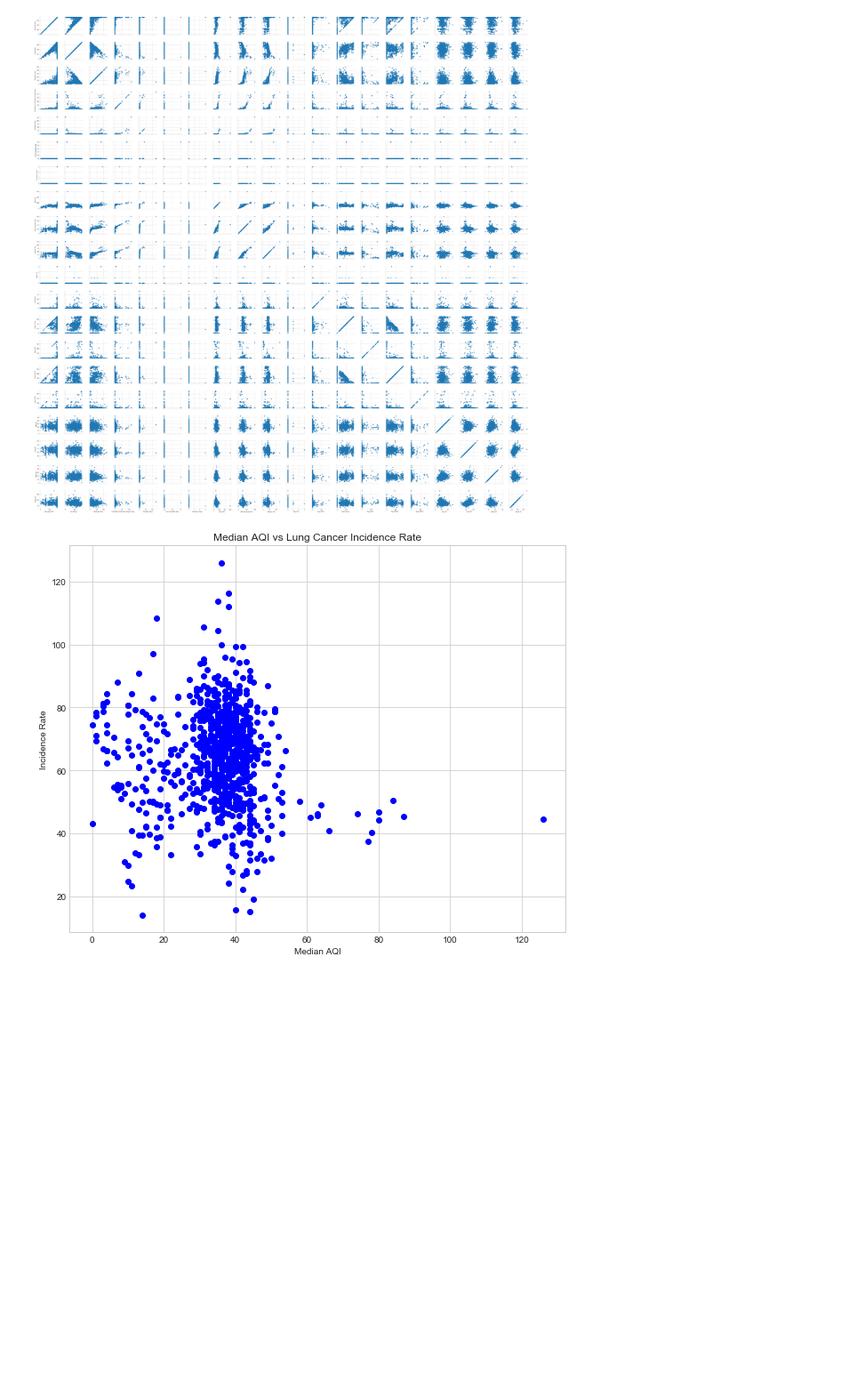
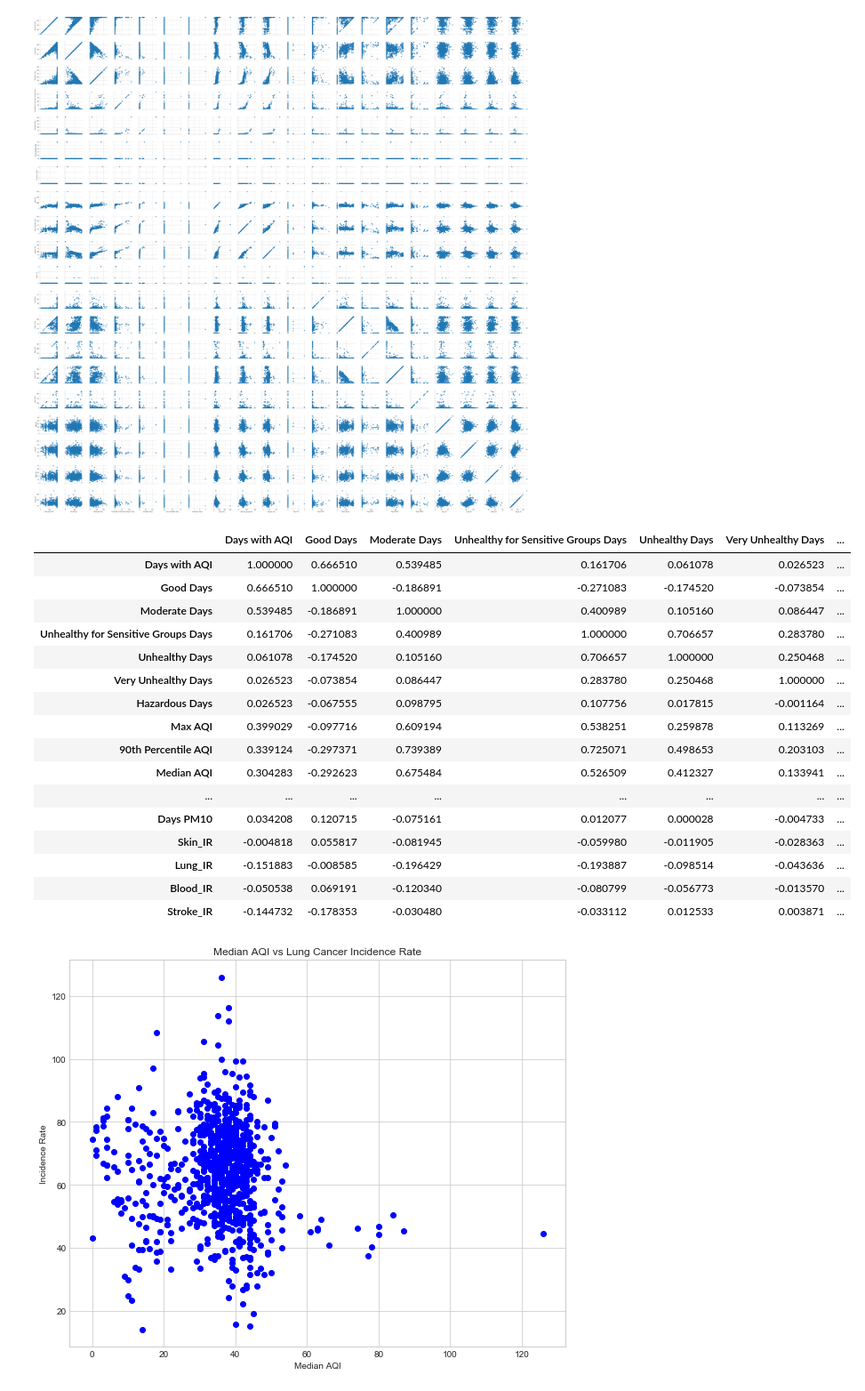
Before and after one commit to PetraLee2019/The-Effect-of-Air-Pollution-and-Smoking-on-Cancer-and-Stroke-Incidence-Rates, a Jupyter notebook: cancer_pollution_Final-Copy1.ipynb, the cells around one changed output. Shown at 89% size. Saved outputs shown, nothing was run; the diff lists cells and outputs as text; code cells hidden in the pictures; blank space fills up the shorter version.

```diff
--- a/cancer_pollution_Final-Copy1.ipynb
+++ b/cancer_pollution_Final-Copy1.ipynb
@@ -286,6 +286,26 @@ g.map(plt.scatter, alpha=0.8)
 g.add_legend();
 # %% [output]
 [figure]
+# %%
+final_df.corr()
+# %% [output]
+|  | Days with AQI | Good Days | Moderate Days | Unhealthy for Sensitive Groups Days | Unhealthy Days | Very Unhealthy Days | ... |
+| Days with AQI | 1.000000 | 0.666510 | 0.539485 | 0.161706 | 0.061078 | 0.026523 | ... |
+| Good Days | 0.666510 | 1.000000 | -0.186891 | -0.271083 | -0.174520 | -0.073854 | ... |
+| Moderate Days | 0.539485 | -0.186891 | 1.000000 | 0.400989 | 0.105160 | 0.086447 | ... |
+| Unhealthy for Sensitive Groups Days | 0.161706 | -0.271083 | 0.400989 | 1.000000 | 0.706657 | 0.283780 | ... |
+| Unhealthy Days | 0.061078 | -0.174520 | 0.105160 | 0.706657 | 1.000000 | 0.250468 | ... |
+| Very Unhealthy Days | 0.026523 | -0.073854 | 0.086447 | 0.283780 | 0.250468 | 1.000000 | ... |
+| Hazardous Days | 0.026523 | -0.067555 | 0.098795 | 0.107756 | 0.017815 | -0.001164 | ... |
+| Max AQI | 0.399029 | -0.097716 | 0.609194 | 0.538251 | 0.259878 | 0.113269 | ... |
+| 90th Percentile AQI | 0.339124 | -0.297371 | 0.739389 | 0.725071 | 0.498653 | 0.203103 | ... |
+| Median AQI | 0.304283 | -0.292623 | 0.675484 | 0.526509 | 0.412327 | 0.133941 | ... |
+| ... | ... | ... | ... | ... | ... | ... | ... |
+| Days PM10 | 0.034208 | 0.120715 | -0.075161 | 0.012077 | 0.000028 | -0.004733 | ... |
+| Skin_IR | -0.004818 | 0.055817 | -0.081945 | -0.059980 | -0.011905 | -0.028363 | ... |
+| Lung_IR | -0.151883 | -0.008585 | -0.196429 | -0.193887 | -0.098514 | -0.043636 | ... |
+| Blood_IR | -0.050538 | 0.069191 | -0.120340 | -0.080799 | -0.056773 | -0.013570 | ... |
+| Stroke_IR | -0.144732 | -0.178353 | -0.030480 | -0.033112 | 0.012533 | 0.003871 | ... |
 # %%
 plt.plot(final_df["Median AQI"].astype("float"), final_df["Lung_IR"].astype("float"), "bo")
 plt.title("Median AQI vs Lung Cancer Incidence Rate")
```
Also changed, not shown: 2 other files.
